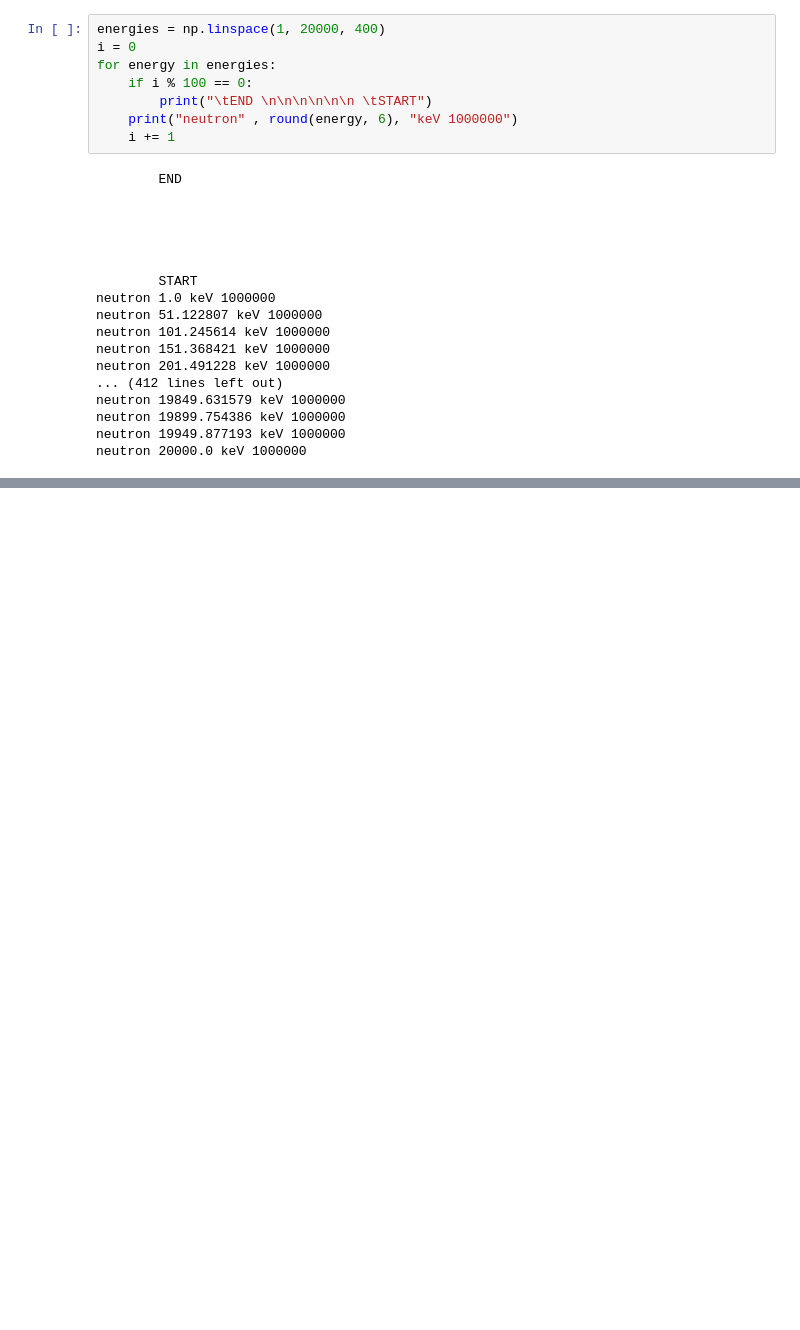
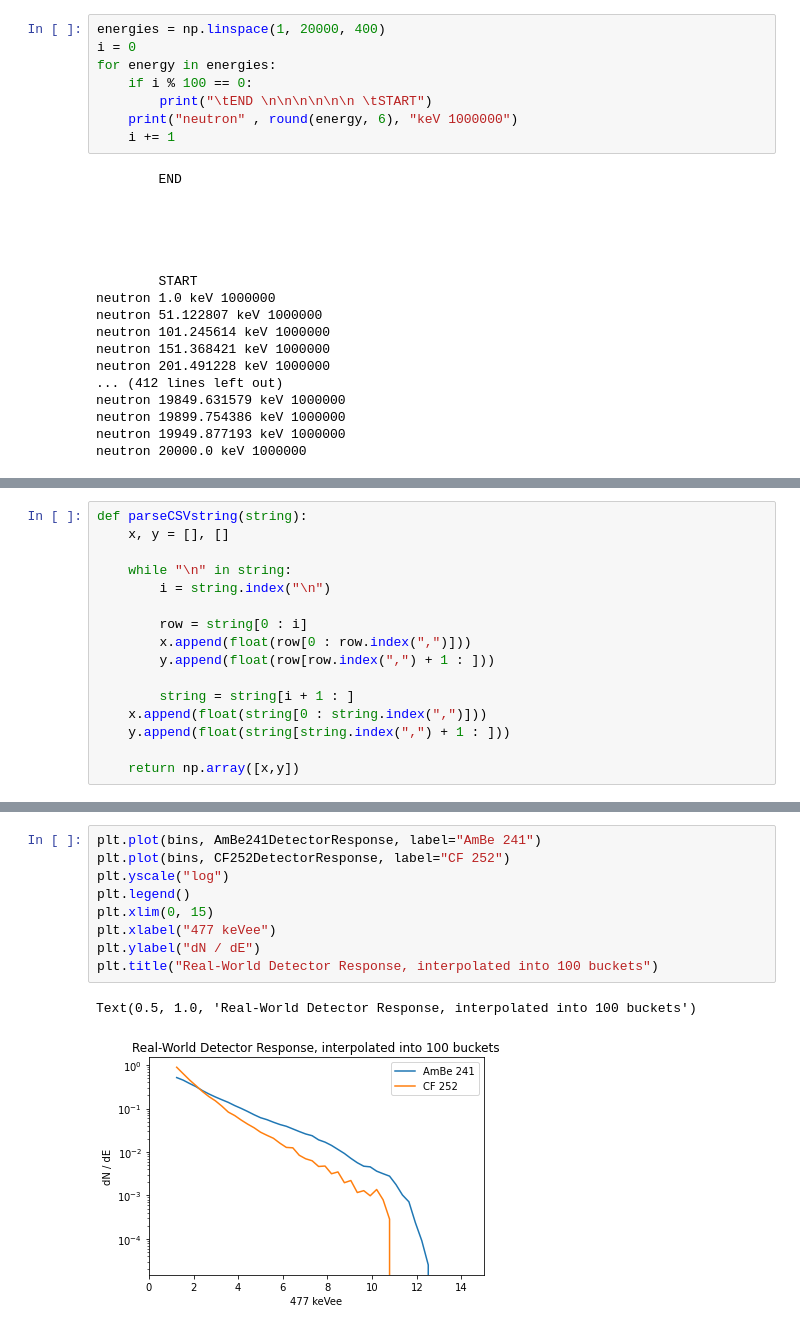
Before and after one commit to JamesMcGreivy/scintillator-neutron-detection, a Jupyter notebook: NN.ipynb, the cells around one changed output, grey strips where cells are left out. Saved outputs shown, nothing was run; the diff lists cells and outputs as text; blank space fills up the shorter version.

```diff
--- a/NN.ipynb
+++ b/NN.ipynb
@@ -327,0 +365,16 @@ array([ 0.30099,  0.90097,  1.50095,  2.10093,  2.70091,  3.30089,
+# %%
+def parseCSVstring(string):
+    x, y = [], []
+
+    while "\n" in string:
+        i = string.index("\n")
+
+        row = string[0 : i]
+        x.append(float(row[0 : row.index(",")]))
+        y.append(float(row[row.index(",") + 1 : ]))
+
+        string = string[i + 1 : ]
+    x.append(float(string[0 : string.index(",")]))
+    y.append(float(string[string.index(",") + 1 : ]))
+
+    return np.array([x,y])
@@ -327,0 +892,12 @@ array([ 0.30099,  0.90097,  1.50095,  2.10093,  2.70091,  3.30089,
+# %%
+plt.plot(bins, AmBe241DetectorResponse, label="AmBe 241")
+plt.plot(bins, CF252DetectorResponse, label="CF 252")
+plt.yscale("log")
+plt.legend()
+plt.xlim(0, 15)
+plt.xlabel("477 keVee")
+plt.ylabel("dN / dE")
+plt.title("Real-World Detector Response, interpolated into 100 buckets")
+# %% [output]
+Text(0.5, 1.0, 'Real-World Detector Response, interpolated into 100 buckets')
+[figure, added]
```
Also changed, not shown: parts of 45 cells of this notebook, 2 other files.
